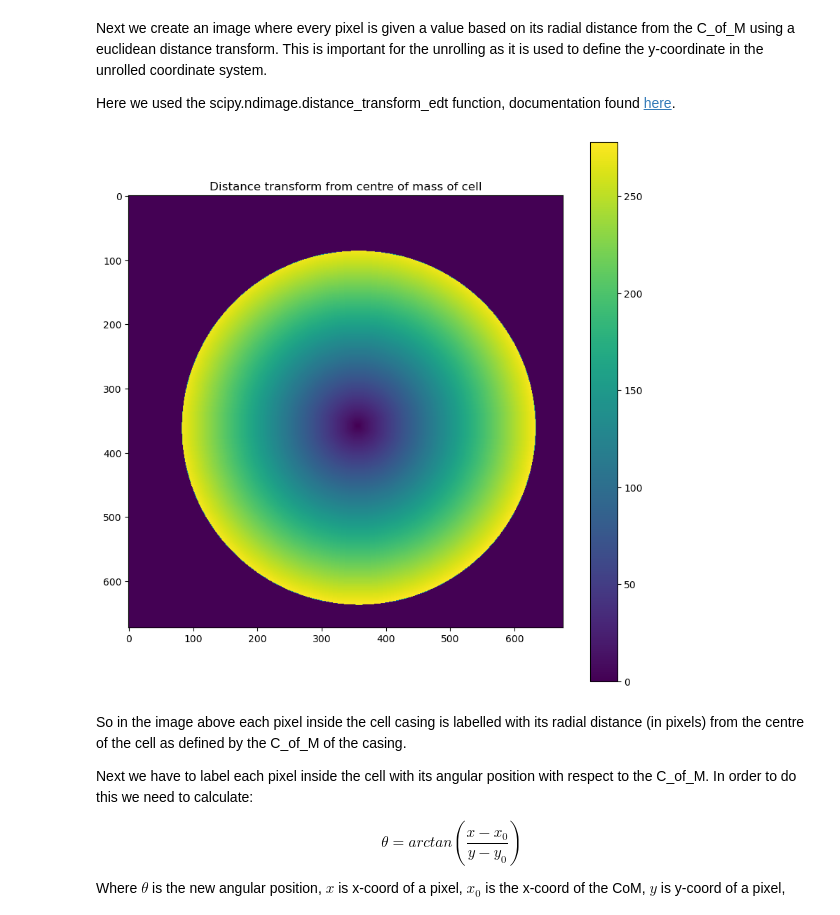
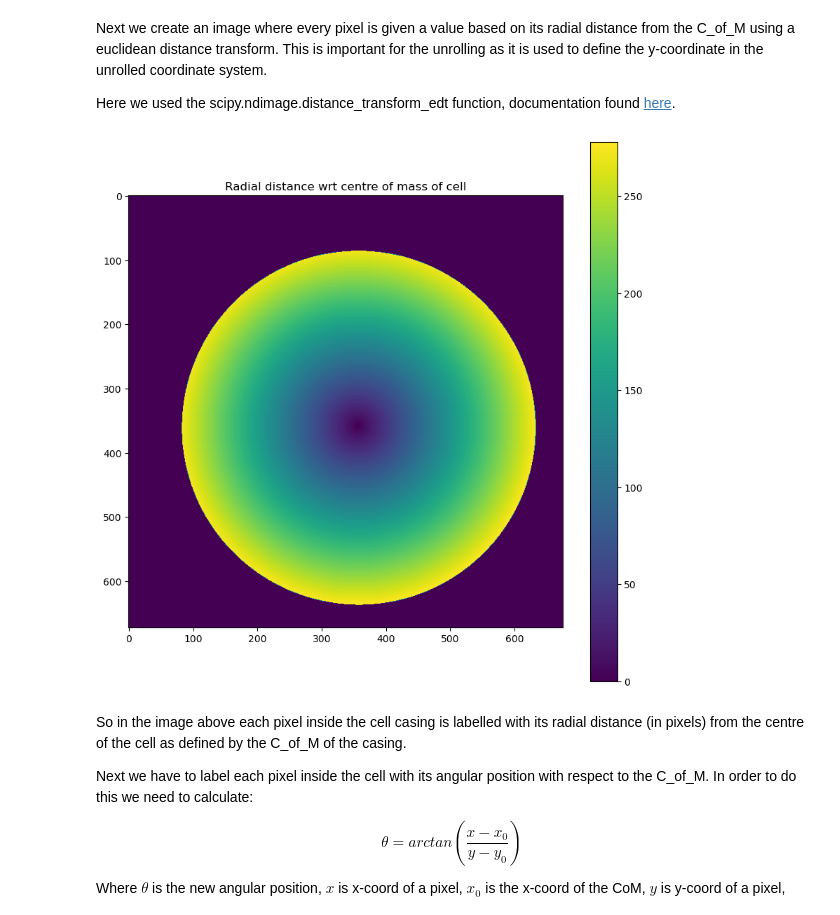
Before and after one commit to MaPhewJ/EIL_image_processing, a Jupyter notebook: mpj_lazy_unwrap.ipynb, the cells around one changed output. Saved outputs shown, nothing was run; the diff lists cells and outputs as text; code cells hidden in the pictures.

```diff
--- a/mpj_lazy_unwrap.ipynb
+++ b/mpj_lazy_unwrap.ipynb
@@ -49,7 +49,7 @@ ims_paths_list = []
 for l in os.listdir(ims_path): #creating a list containing paths to each slice
     ims_paths_list.append(os.path.join(ims_path,l))
     #these steps are only usefull if you wanted to apply unrolling to multple slices, slice-by-slice.
-im1 = io.imread(ims_paths_list[0]) #read an image in list. This image will be unrolled in this example notebook.
+im1 = io.v2.imread(ims_paths_list[0]) #read an image in list. This image will be unrolled in this example notebook.
 im1 = skimage.img_as_ubyte(im1) #convert to 8bit
 
 #BASIC IMAGE EXPLORATION
@@ -195,15 +195,15 @@ Here we used the scipy.ndimage.distance_transform_edt function, documentation fo
 # %%
 dist_transform = np.ones_like(im1)
 dist_transform[com[0], com[1]] = 0
 dist_transform = dist_trans(dist_transform.astype(np.uint16))
 plt.figure(figsize=(10, 10))
 plt.imshow((dist_transform*flooded_cell).astype(np.uint16), cmap='viridis')
 plt.colorbar()
-plt.title('Distance transform from centre of mass of cell')
+plt.title('Radial distance wrt centre of mass of cell')
 plt.show()
 io.imwrite('D:/Jude/dist_transform.tif', dist_transform.astype(np.uint16), format = 'tif')
 # %% [output]
-[figure, old version]
+[figure, new version]
 # %% [markdown]
 So in the image above each pixel inside the cell casing is labelled with its radial distance (in pixels) from the centre of the cell as defined by the C_of_M of the casing.
 
```
Also changed, not shown: parts of 10 cells of this notebook.
